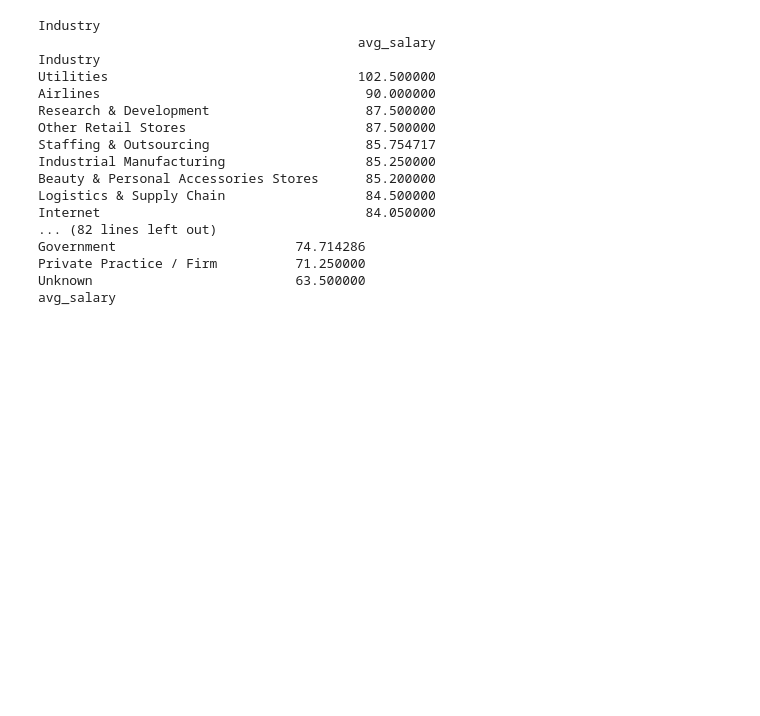
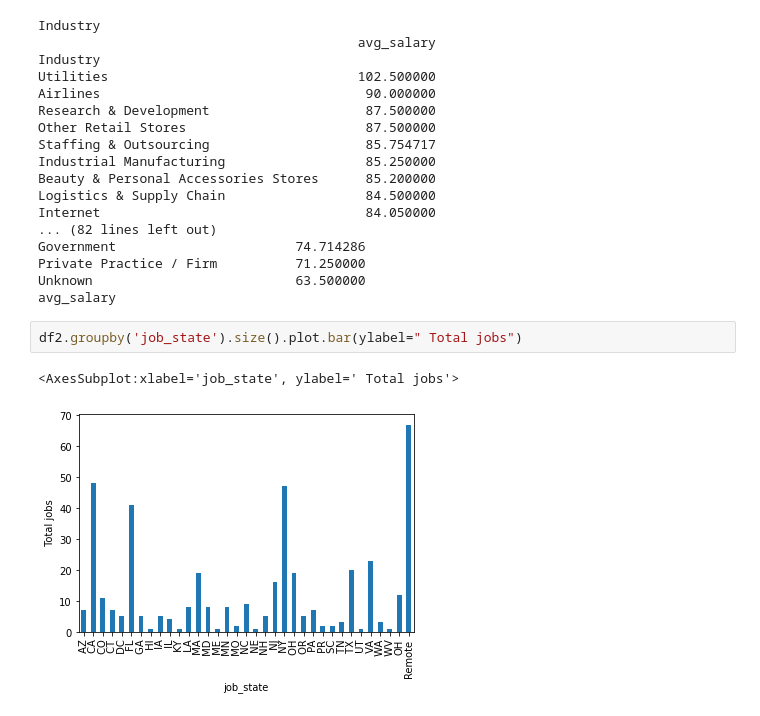
Before and after one commit to jordancassalata/da_salary_proj, a Jupyter notebook: exploratory_data_analysis.ipynb, the cells around one changed output. Drawn from its saved outputs; the diff is of its cells as text; blank space fills up the shorter version.

Commit message:
made a few more plots

```diff
--- a/exploratory_data_analysis.ipynb
+++ b/exploratory_data_analysis.ipynb
@@ -125,3 +125,8 @@ Government                       74.714286
 Private Practice / Firm          71.250000
 Unknown                          63.500000
 avg_salary
+# %%
+df2.groupby('job_state').size().plot.bar(ylabel=" Total jobs")
+# %% [output]
+<AxesSubplot:xlabel='job_state', ylabel=' Total jobs'>
+[figure, added]
```
Also changed, not shown: parts of 2 cells of this notebook.
